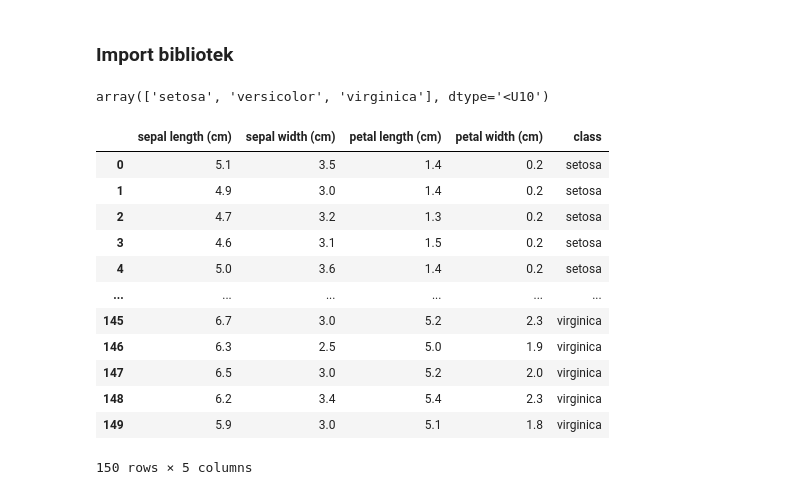
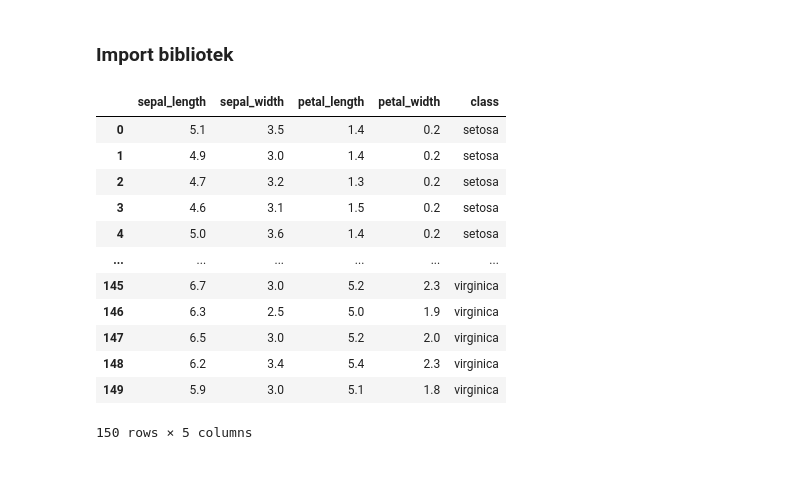
Before and after one commit to krakowiakpawel9/ml_course, a Jupyter notebook: ul/11_pca_math.ipynb, the cells around one changed output. Drawn from its saved outputs; the diff is of its cells as text; code cells hidden in the pictures.

```diff
--- a/ul/11_pca_math.ipynb
+++ b/ul/11_pca_math.ipynb
@@ -44,13 +39,14 @@ feature_names = list(raw_data['feature_names'])
-# %%
-raw_data['target_names']
-# %% [output]
-array(['setosa', 'versicolor', 'virginica'], dtype='<U10')
 # %%
+raw_data = load_iris()
+data = raw_data['data']
+target = raw_data['target']
+feature_names = list(raw_data['feature_names'])
+feature_names = [name.replace(' ', '_')[:-5] for name in feature_names]
 df = pd.DataFrame(data=np.c_[data, target], columns=feature_names + ['class'])
 df['class'] = df['class'].map({0.0: 'setosa', 1.0: 'versicolor', 2.0: 'virginica'})
 df
 # %% [output]
-|  | sepal length (cm) | sepal width (cm) | petal length (cm) | petal width (cm) | class |
+|  | sepal_length | sepal_width | petal_length | petal_width | class |
 | 0 | 5.1 | 3.5 | 1.4 | 0.2 | setosa |
 | 1 | 4.9 | 3.0 | 1.4 | 0.2 | setosa |
 | 2 | 4.7 | 3.2 | 1.3 | 0.2 | setosa |
```
Also changed, not shown: parts of 20 cells of this notebook.
